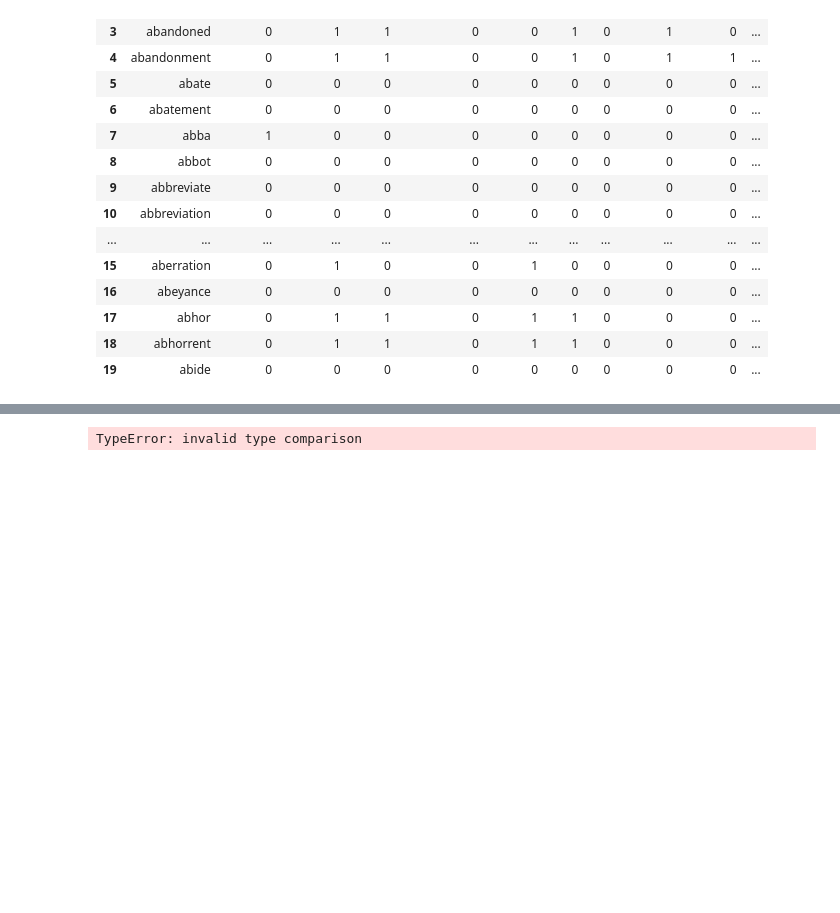
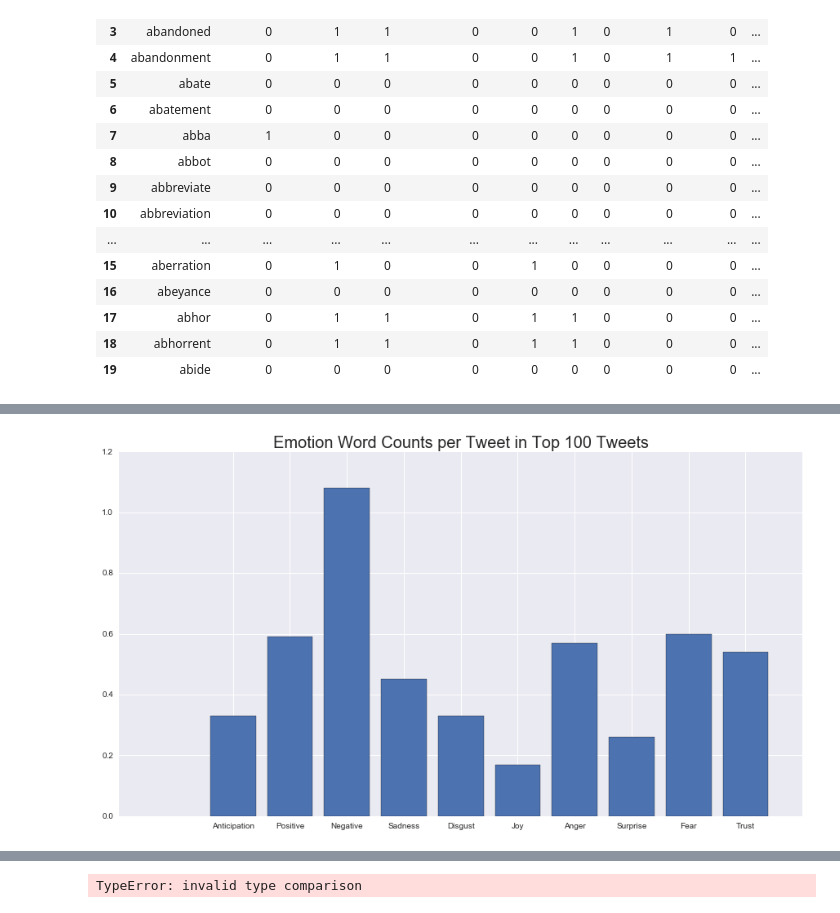
Before and after one commit to nickcdryan/Practice, a Jupyter notebook: trump_analysis/tweet_analysis.ipynb, the cells around one changed output, grey strips where cells are left out. Saved outputs shown, nothing was run; the diff lists cells and outputs as text; code cells hidden in the pictures; blank space fills up the shorter version.

```diff
--- a/trump_analysis/tweet_analysis.ipynb
+++ b/trump_analysis/tweet_analysis.ipynb
@@ -240,0 +307,15 @@ emotion_lexicon[1:20]
+# %%
+by_favorite = dt.sort(['favorite_count'], ascending = False)
+
+emotion_sums = dict()
+for key in affects:
+    emotion_sums[key] = sum(by_favorite[key][:100]) / 100.0
+
+plt.figure(figsize=(15,8))
+plt.title('Emotion Word Counts per Tweet in Top 100 Tweets', fontsize = 20)
+plt.bar(range(len(emotion_sums)), emotion_sums.values(), align='center', )
+plt.xticks(range(len(emotion_sums)), emotion_sums.keys())
+
+plt.show()
+# %% [output]
+[figure, added]
```
Also changed, not shown: parts of 28 cells of this notebook.
